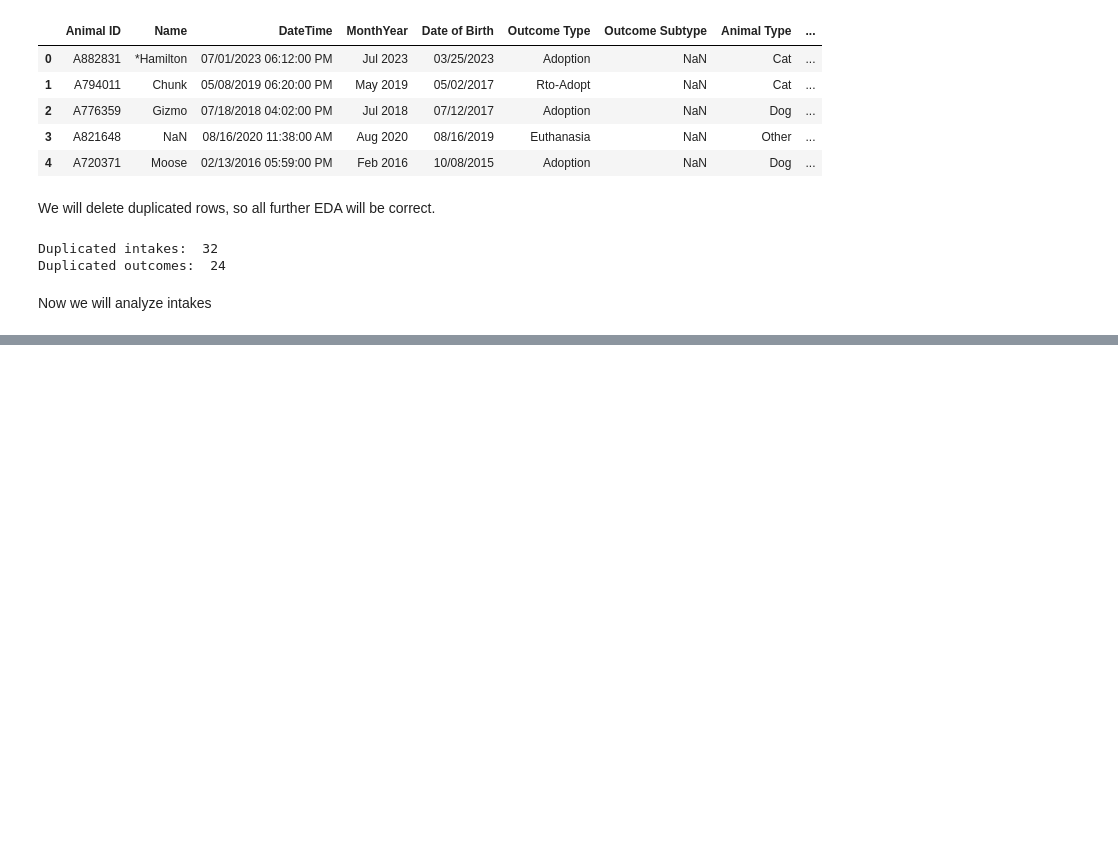
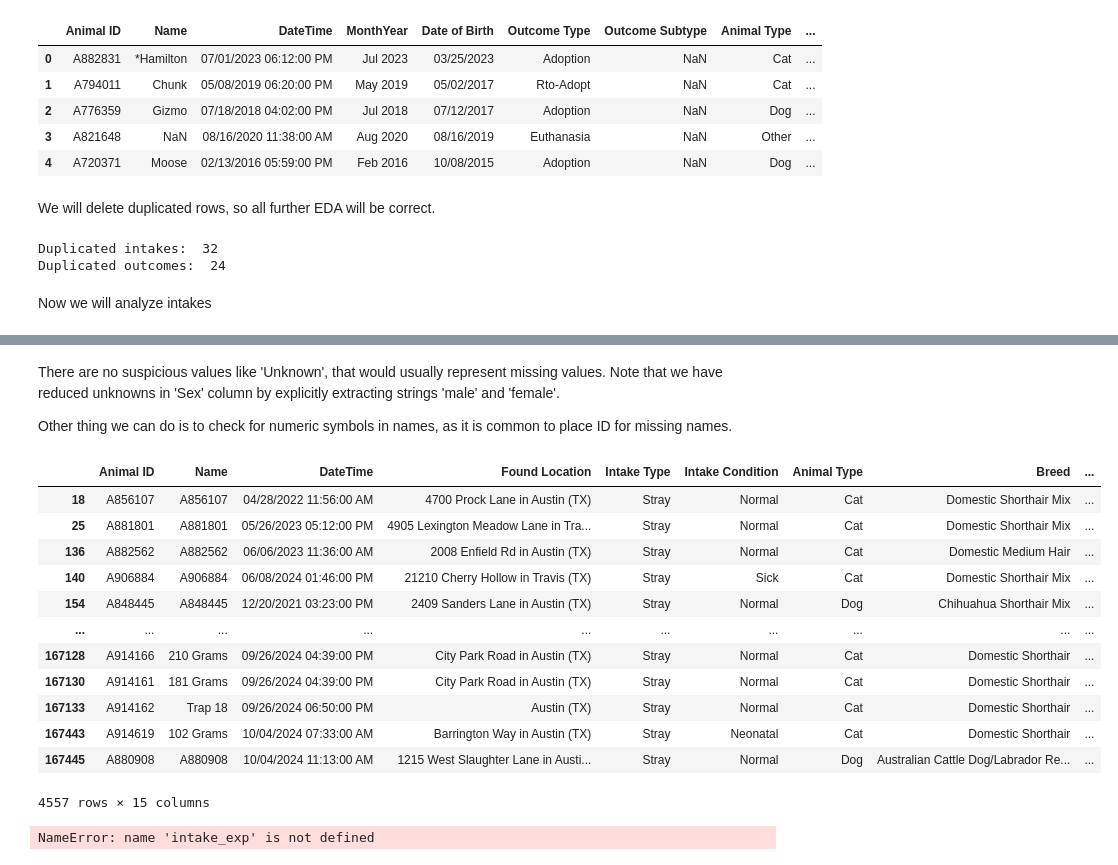
Before and after one commit to ZhigaMason/University, a Jupyter notebook: 01/assignment01.ipynb, the cells around one changed output, grey strips where cells are left out. Drawn from its saved outputs; the diff is of its cells as text; code cells hidden in the pictures; blank space fills up the shorter version.

```diff
--- a/01/assignment01.ipynb
+++ b/01/assignment01.ipynb
@@ -196,0 +266,24 @@ intakes.info()
+# %% [markdown]
+There are no suspicious values like 'Unknown', that would usually represent missing values. Note that we have reduced unknowns in 'Sex' column by explicitly extracting strings 'male' and 'female'.
+
+Other thing we can do is to check for numeric symbols in names, as it is common to place ID for missing names.
+# %%
+num_in_name_intake = intake_df['Name'].str.contains(r'\d', na=False)
+
+display(intake_df[num_in_name_intake])
+display(intake_df[num_in_name_intake & (intake_exp['Animal ID'] != intake_exp['Name'])])
+# %% [output]
+|  | Animal ID | Name | DateTime | Found Location | Intake Type | Intake Condition | Animal Type | Breed | ... |
+| 18 | A856107 | A856107 | 04/28/2022 11:56:00 AM | 4700 Prock Lane in Austin (TX) | Stray | Normal | Cat | Domestic Shorthair Mix | ... |
+| 25 | A881801 | A881801 | 05/26/2023 05:12:00 PM | 4905 Lexington Meadow Lane in Tra... | Stray | Normal | Cat | Domestic Shorthair Mix | ... |
+| 136 | A882562 | A882562 | 06/06/2023 11:36:00 AM | 2008 Enfield Rd in Austin (TX) | Stray | Normal | Cat | Domestic Medium Hair | ... |
+| 140 | A906884 | A906884 | 06/08/2024 01:46:00 PM | 21210 Cherry Hollow in Travis (TX) | Stray | Sick | Cat | Domestic Shorthair Mix | ... |
+| 154 | A848445 | A848445 | 12/20/2021 03:23:00 PM | 2409 Sanders Lane in Austin (TX) | Stray | Normal | Dog | Chihuahua Shorthair Mix | ... |
+| ... | ... | ... | ... | ... | ... | ... | ... | ... | ... |
+| 167128 | A914166 | 210 Grams | 09/26/2024 04:39:00 PM | City Park Road in Austin (TX) | Stray | Normal | Cat | Domestic Shorthair | ... |
+| 167130 | A914161 | 181 Grams | 09/26/2024 04:39:00 PM | City Park Road in Austin (TX) | Stray | Normal | Cat | Domestic Shorthair | ... |
+| 167133 | A914162 | Trap 18 | 09/26/2024 06:50:00 PM | Austin (TX) | Stray | Normal | Cat | Domestic Shorthair | ... |
+| 167443 | A914619 | 102 Grams | 10/04/2024 07:33:00 AM | Barrington Way in Austin (TX) | Stray | Neonatal | Cat | Domestic Shorthair | ... |
+| 167445 | A880908 | A880908 | 10/04/2024 11:13:00 AM | 1215 West Slaughter Lane in Austi... | Stray | Normal | Dog | Australian Cattle Dog/Labrador Re... | ... |
+4557 rows × 15 columns
+NameError: name 'intake_exp' is not defined
```
Also changed, not shown: parts of 15 cells of this notebook.
